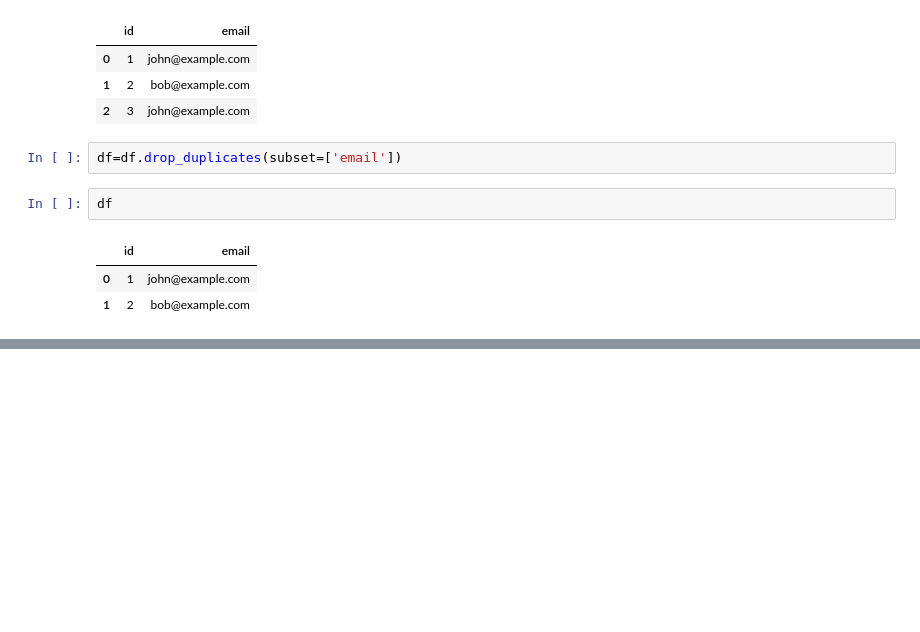
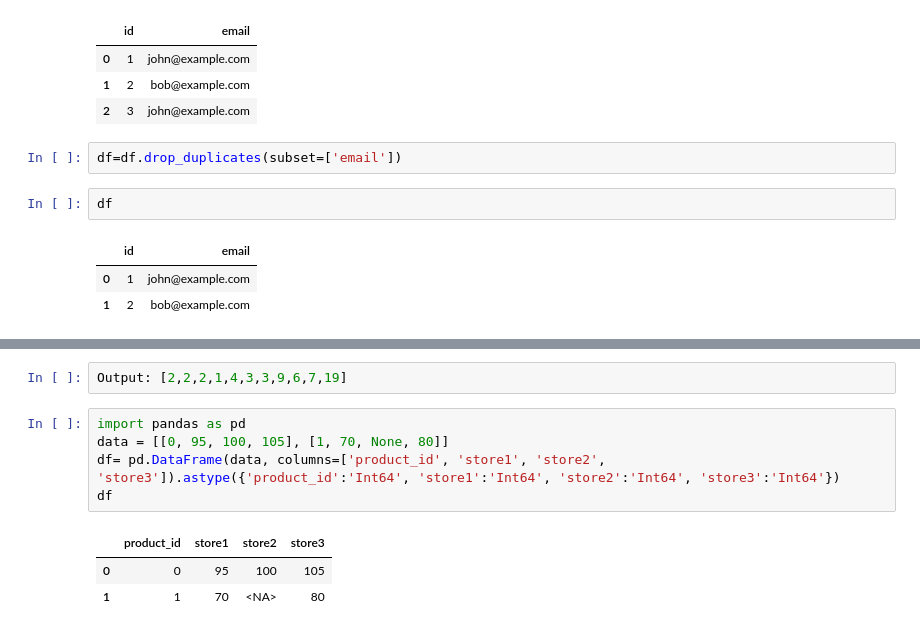
Before and after one commit to 2000pawan/Data_Science., a Jupyter notebook: Misc.ipynb, the cells around one changed output, grey strips where cells are left out. Saved outputs shown, nothing was run; the diff lists cells and outputs as text; blank space fills up the shorter version.

```diff
--- a/Misc.ipynb
+++ b/Misc.ipynb
@@ -1058,0 +1066,11 @@ AttributeError: 'str' object has no attribute 'append'
+# %%
+Output: [2,2,2,1,4,3,3,9,6,7,19]
+# %%
+import pandas as pd
+data = [[0, 95, 100, 105], [1, 70, None, 80]]
+df= pd.DataFrame(data, columns=['product_id', 'store1', 'store2', 'store3']).astype({'product_id':'Int64', 'store1':'Int64', 'store2':'Int64', 'store3':'Int64'})
+df
+# %% [output]
+|  | product_id | store1 | store2 | store3 |
+| 0 | 0 | 95 | 100 | 105 |
+| 1 | 1 | 70 | <NA> | 80 |
```
Also changed, not shown: parts of 7 cells of this notebook, 1 other file.
